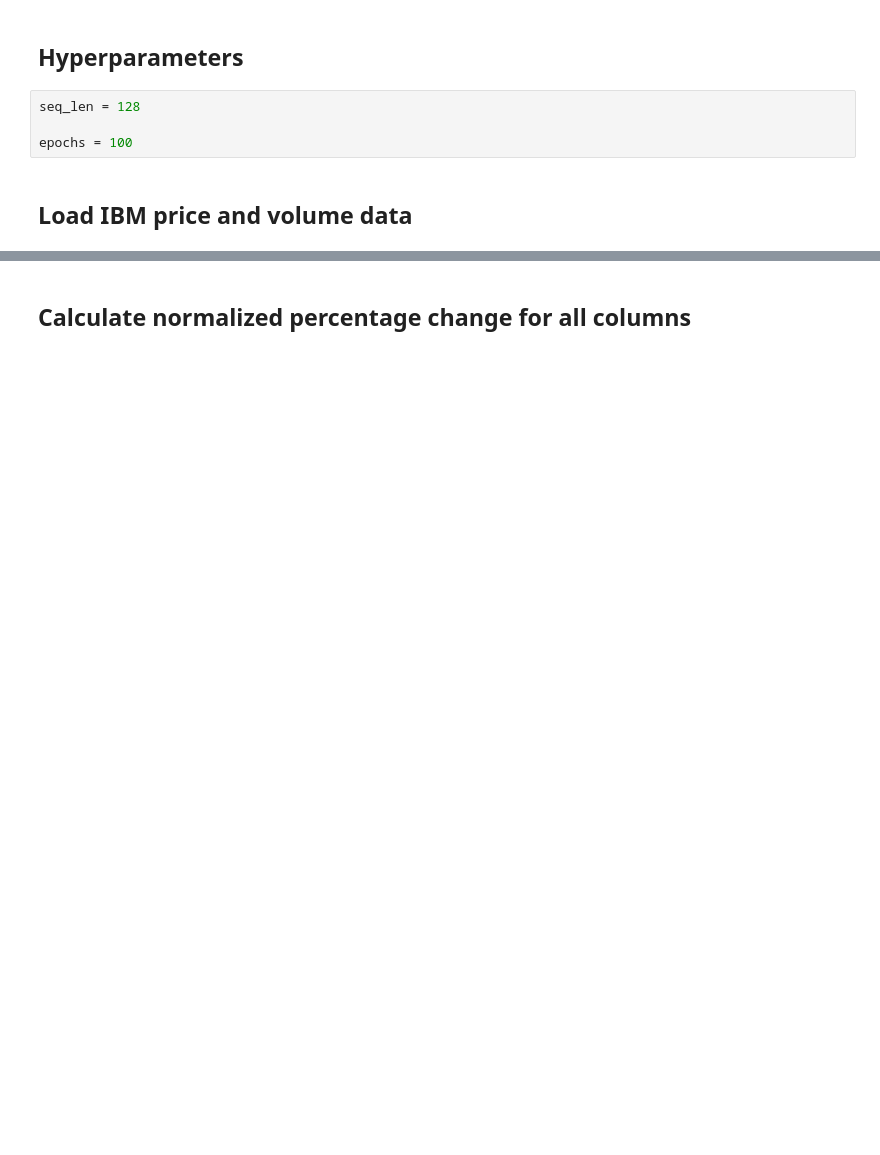
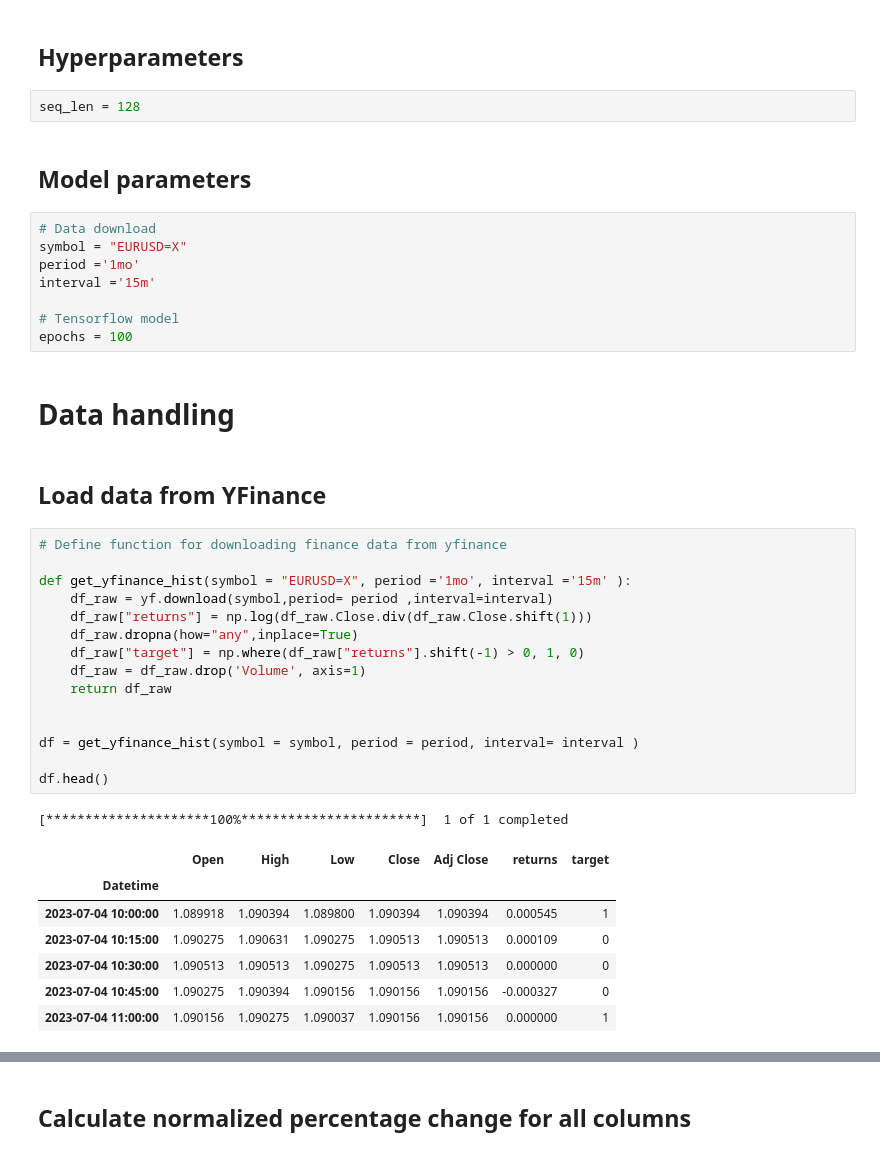
Before and after one commit to MikChristensen/Python-ML-Trading, a Jupyter notebook: 07 Mixed model/IBM_PriceFeatures_V01.ipynb, the cells around one changed output, grey strips where cells are left out. Cells and saved outputs as stored; diff of their text form; blank space fills up the shorter version.

```diff
--- a/07 Mixed model/IBM_PriceFeatures_V01.ipynb
+++ b/07 Mixed model/IBM_PriceFeatures_V01.ipynb
@@ -24,8 +22,42 @@ Tensorflow version: 2.12.0
 ## Hyperparameters
 # %%
 seq_len = 128
-
-epochs = 100
+# %% [markdown]
+## Model parameters
+# %%
+# Data download
+symbol = "EURUSD=X"
+period ='1mo'
+interval ='15m'
+
+# Tensorflow model
+epochs = 100
+# %% [markdown]
+# Data handling
 # %% [markdown]
-## Load IBM price and volume data
+## Load data from YFinance
+# %%
+# Define function for downloading finance data from yfinance
+
+def get_yfinance_hist(symbol = "EURUSD=X", period ='1mo', interval ='15m' ):
+    df_raw = yf.download(symbol,period= period ,interval=interval)
+    df_raw["returns"] = np.log(df_raw.Close.div(df_raw.Close.shift(1)))
+    df_raw.dropna(how="any",inplace=True)
+    df_raw["target"] = np.where(df_raw["returns"].shift(-1) > 0, 1, 0)
+    df_raw = df_raw.drop('Volume', axis=1)
+    return df_raw
+
+
+df = get_yfinance_hist(symbol = symbol, period = period, interval= interval )
+
+df.head()
+# %% [output]
+[*********************100%***********************]  1 of 1 completed
+|  | Open | High | Low | Close | Adj Close | returns | target |
+| Datetime |  |  |  |  |  |  |  |
+| 2023-07-04 10:00:00 | 1.089918 | 1.090394 | 1.089800 | 1.090394 | 1.090394 | 0.000545 | 1 |
+| 2023-07-04 10:15:00 | 1.090275 | 1.090631 | 1.090275 | 1.090513 | 1.090513 | 0.000109 | 0 |
+| 2023-07-04 10:30:00 | 1.090513 | 1.090513 | 1.090275 | 1.090513 | 1.090513 | 0.000000 | 0 |
+| 2023-07-04 10:45:00 | 1.090275 | 1.090394 | 1.090156 | 1.090156 | 1.090156 | -0.000327 | 0 |
+| 2023-07-04 11:00:00 | 1.090156 | 1.090275 | 1.090037 | 1.090156 | 1.090156 | 0.000000 | 1 |
 # %%
```
Also changed, not shown: parts of 13 cells of this notebook.
